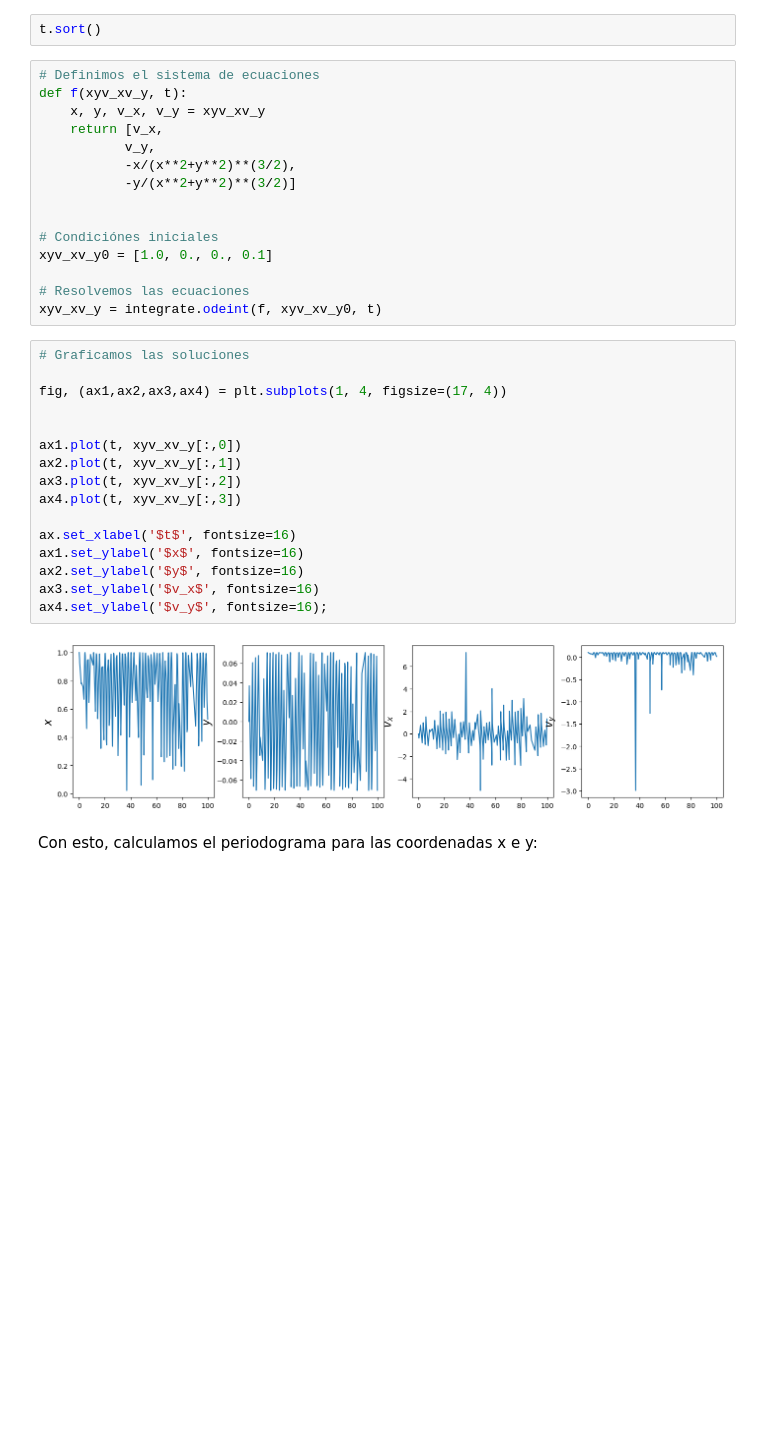
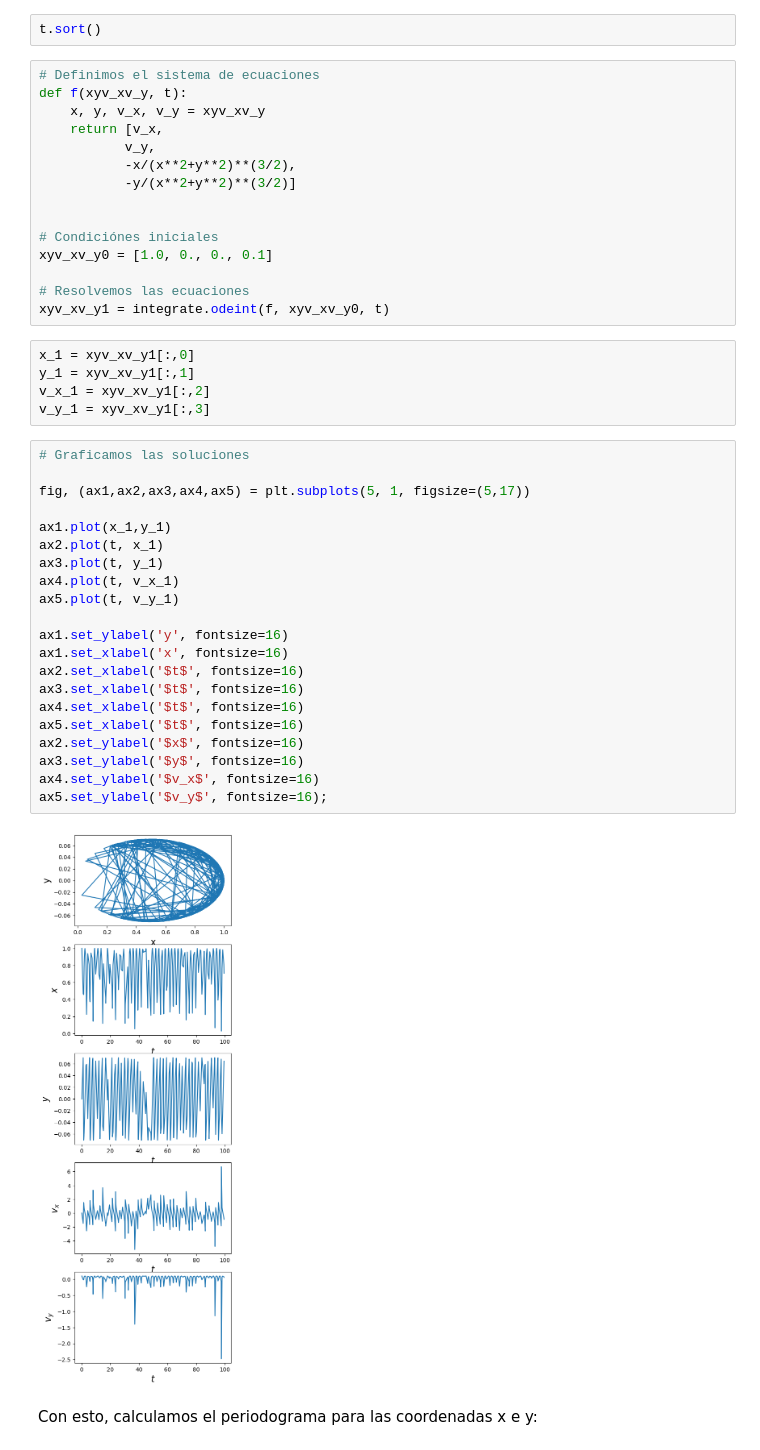
Before and after one commit to tobiheyday/Tesis, a Jupyter notebook: Tesis.ipynb, the cells around one changed output. Saved outputs shown, nothing was run; the diff lists cells and outputs as text; blank space fills up the shorter version.

```diff
--- a/Tesis.ipynb
+++ b/Tesis.ipynb
@@ -171,25 +171,35 @@ def f(xyv_xv_y, t):
 xyv_xv_y0 = [1.0, 0., 0., 0.1]
 
 # Resolvemos las ecuaciones
-xyv_xv_y = integrate.odeint(f, xyv_xv_y0, t)
+xyv_xv_y1 = integrate.odeint(f, xyv_xv_y0, t)
+# %%
+x_1 = xyv_xv_y1[:,0]
+y_1 = xyv_xv_y1[:,1]
+v_x_1 = xyv_xv_y1[:,2]
+v_y_1 = xyv_xv_y1[:,3]
 # %%
 # Graficamos las soluciones
 
-fig, (ax1,ax2,ax3,ax4) = plt.subplots(1, 4, figsize=(17, 4))
+fig, (ax1,ax2,ax3,ax4,ax5) = plt.subplots(5, 1, figsize=(5,17))
 
+ax1.plot(x_1,y_1)
+ax2.plot(t, x_1)
+ax3.plot(t, y_1)
+ax4.plot(t, v_x_1)
+ax5.plot(t, v_y_1)
 
-ax1.plot(t, xyv_xv_y[:,0])
-ax2.plot(t, xyv_xv_y[:,1])
-ax3.plot(t, xyv_xv_y[:,2])
-ax4.plot(t, xyv_xv_y[:,3])
-
-ax.set_xlabel('$t$', fontsize=16)
-ax1.set_ylabel('$x$', fontsize=16)
-ax2.set_ylabel('$y$', fontsize=16)
-ax3.set_ylabel('$v_x$', fontsize=16)
-ax4.set_ylabel('$v_y$', fontsize=16);
+ax1.set_ylabel('y', fontsize=16)
+ax1.set_xlabel('x', fontsize=16)
+ax2.set_xlabel('$t$', fontsize=16)
+ax3.set_xlabel('$t$', fontsize=16)
+ax4.set_xlabel('$t$', fontsize=16)
+ax5.set_xlabel('$t$', fontsize=16)
+ax2.set_ylabel('$x$', fontsize=16)
+ax3.set_ylabel('$y$', fontsize=16)
+ax4.set_ylabel('$v_x$', fontsize=16)
+ax5.set_ylabel('$v_y$', fontsize=16);
 # %% [output]
-[figure, old version]
+[figure, new version]
 # %% [markdown]
 Con esto, calculamos el periodograma para las coordenadas x e y:
 # %% [markdown]
```
Also changed, not shown: parts of 51 cells of this notebook.
